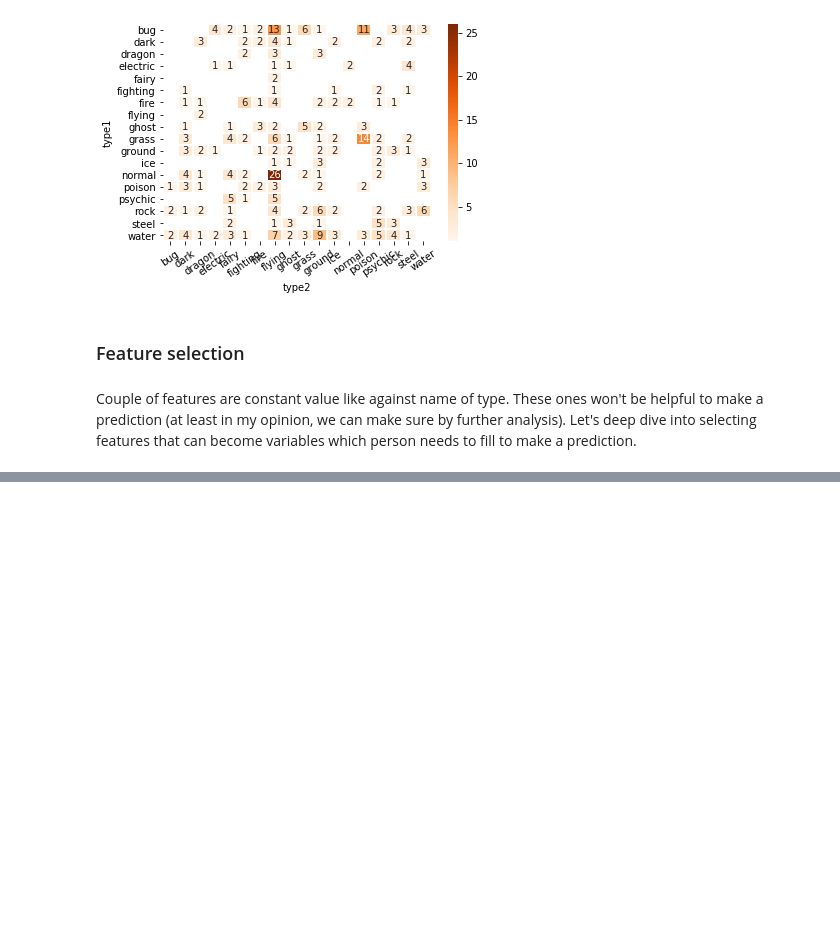
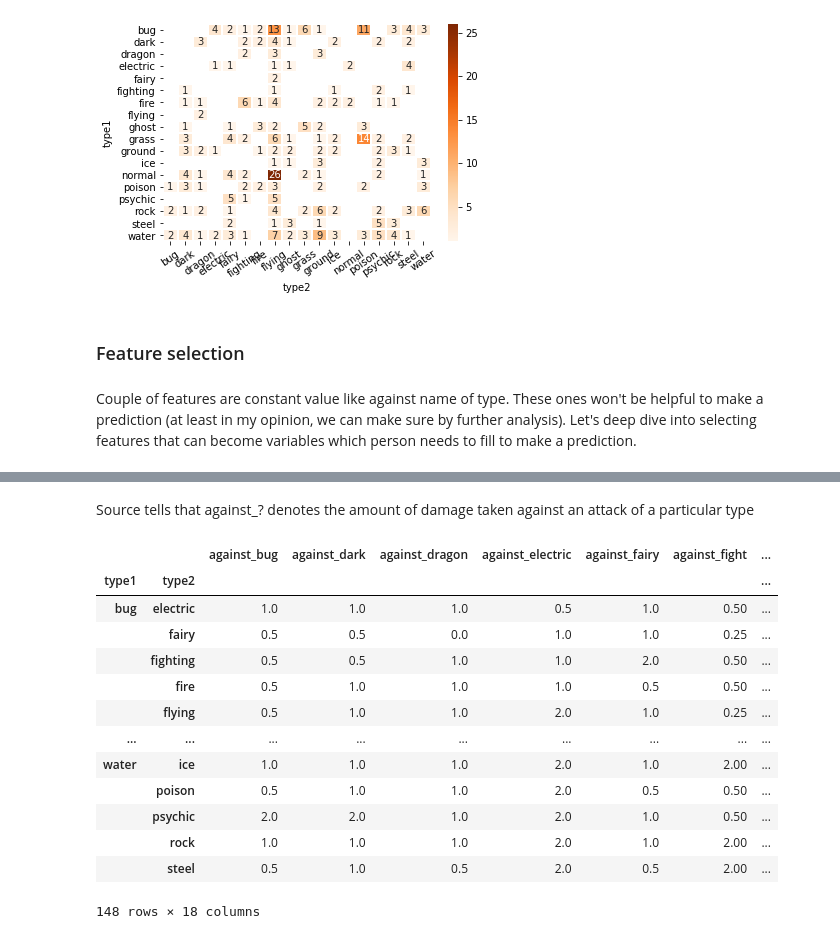
Before and after one commit to darszam/WhatMakesPokemonLegendary, a Jupyter notebook: WhatMakesPokemonLegendary.ipynb, the cells around one changed output, grey strips where cells are left out. Drawn from its saved outputs; the diff is of its cells as text; code cells hidden in the pictures; blank space fills up the shorter version.

```diff
--- a/WhatMakesPokemonLegendary.ipynb
+++ b/WhatMakesPokemonLegendary.ipynb
@@ -385,0 +410,19 @@ Couple of features are constant value like against name of type. These ones won'
+# %% [markdown]
+Source tells that against_? denotes the amount of damage taken against an attack of a particular type
+# %%
+pokemon_dataset.groupby(['type1','type2']).agg({'against_bug':'mean','against_dark':'mean','against_dragon':'mean','against_electric':'mean','against_fairy':'mean','against_fight':'mean','against_fire':'mean','against_flying':'mean','against_ghost':'mean','against_grass':'mean','against_ground':'mean','against_ice':'mean','against_normal':'mean','against_poison':'mean','against_psychic':'mean','against_rock':'mean','against_steel':'mean','against_water':'mean',})
+# %% [output]
+|  |  | against_bug | against_dark | against_dragon | against_electric | against_fairy | against_fight | ... |
+| type1 | type2 |  |  |  |  |  |  | ... |
+| bug | electric | 1.0 | 1.0 | 1.0 | 0.5 | 1.0 | 0.50 | ... |
+|  | fairy | 0.5 | 0.5 | 0.0 | 1.0 | 1.0 | 0.25 | ... |
+|  | fighting | 0.5 | 0.5 | 1.0 | 1.0 | 2.0 | 0.50 | ... |
+|  | fire | 0.5 | 1.0 | 1.0 | 1.0 | 0.5 | 0.50 | ... |
+|  | flying | 0.5 | 1.0 | 1.0 | 2.0 | 1.0 | 0.25 | ... |
+| ... | ... | ... | ... | ... | ... | ... | ... | ... |
+| water | ice | 1.0 | 1.0 | 1.0 | 2.0 | 1.0 | 2.00 | ... |
+|  | poison | 0.5 | 1.0 | 1.0 | 2.0 | 0.5 | 0.50 | ... |
+|  | psychic | 2.0 | 2.0 | 1.0 | 2.0 | 1.0 | 0.50 | ... |
+|  | rock | 1.0 | 1.0 | 1.0 | 2.0 | 1.0 | 2.00 | ... |
+|  | steel | 0.5 | 1.0 | 0.5 | 2.0 | 0.5 | 2.00 | ... |
+148 rows × 18 columns
```
Also changed, not shown: parts of 5 cells of this notebook.
